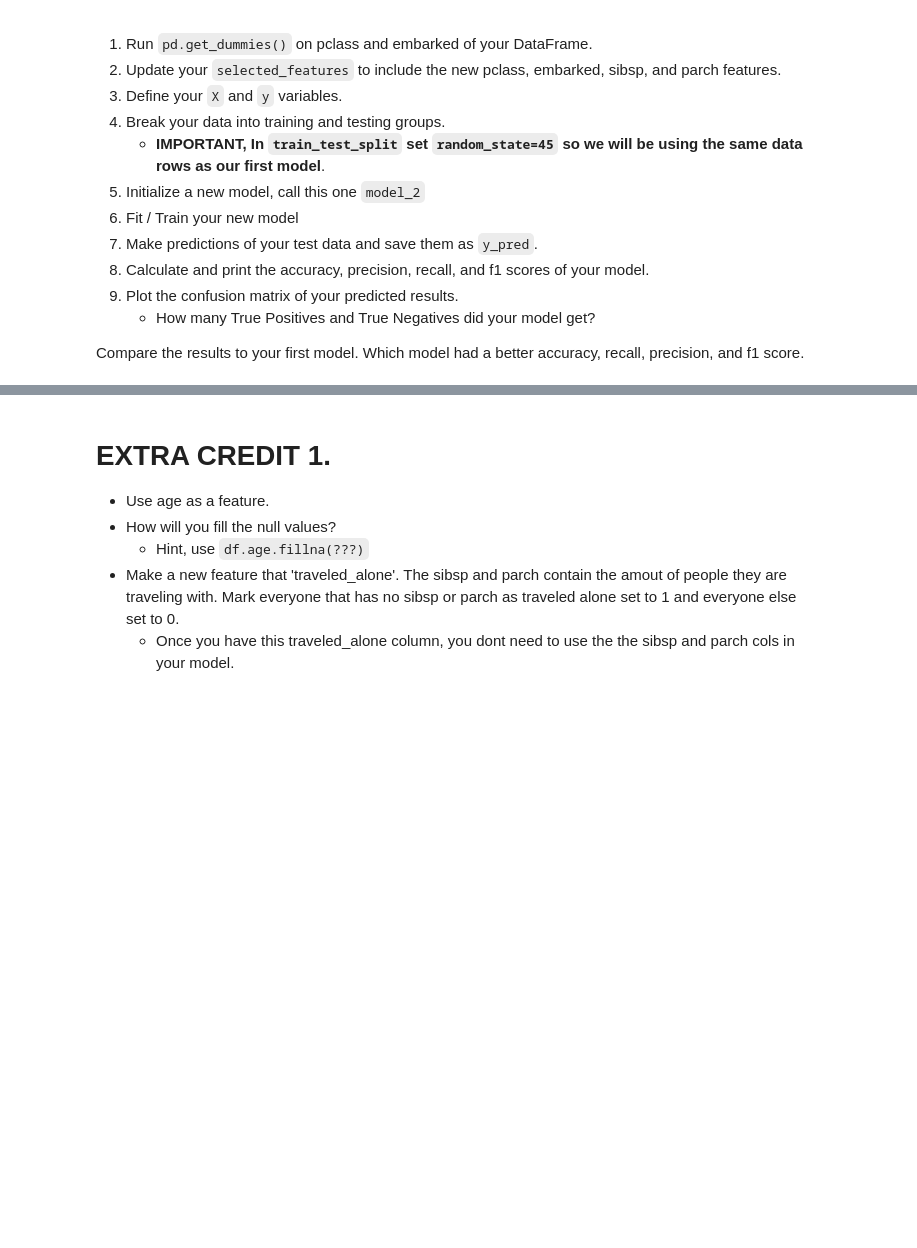
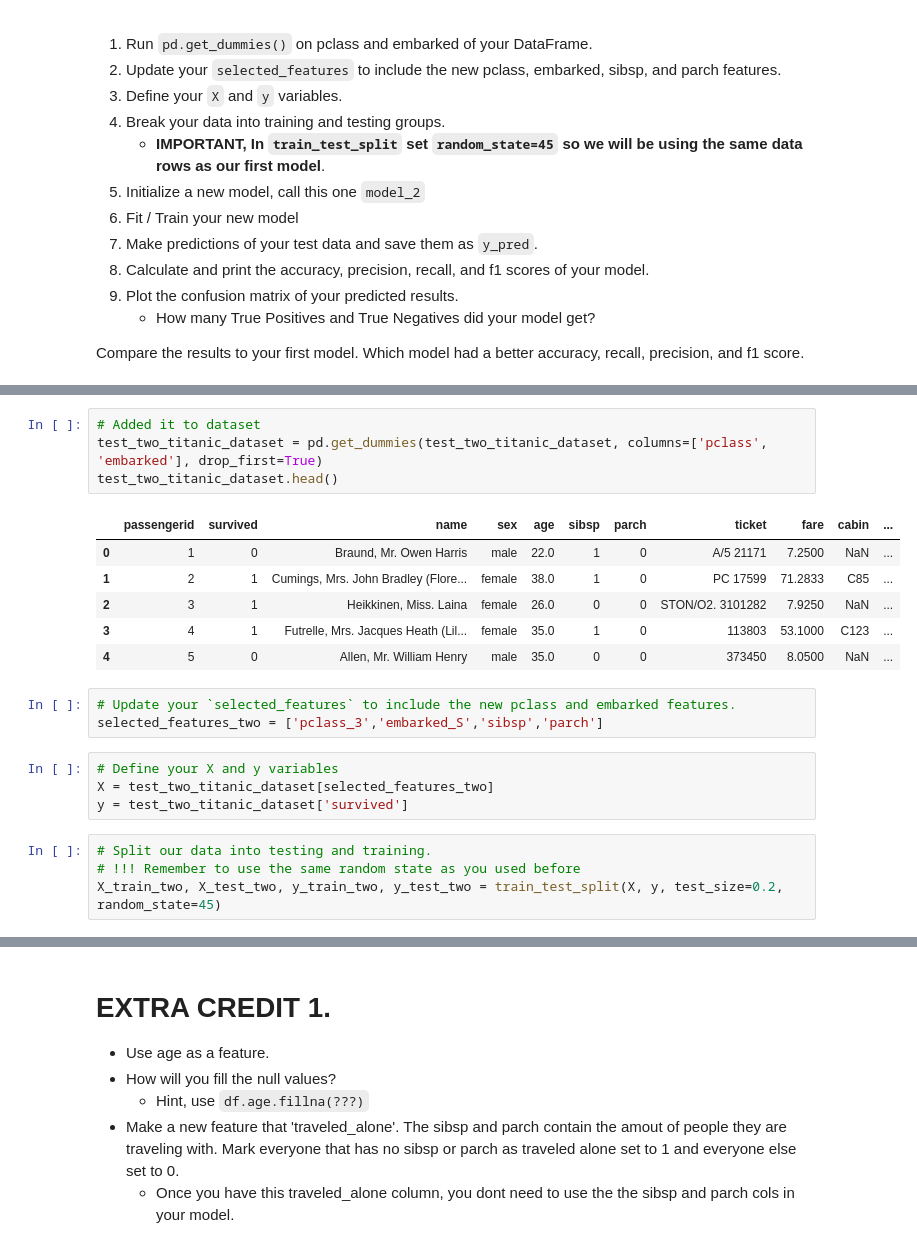
Before and after one commit to Sulaiman-Dem/2023-fall-data-science-fridays, a Jupyter notebook: Week-03-Intro-To-ML/SDZExercise.ipynb, the cells around one changed output, grey strips where cells are left out. Saved outputs shown, nothing was run; the diff lists cells and outputs as text; blank space fills up the shorter version.

```diff
--- a/Week-03-Intro-To-ML/SDZExercise.ipynb
+++ b/Week-03-Intro-To-ML/SDZExercise.ipynb
@@ -266,0 +287,22 @@ Compare the results to your first model. Which model had a better accuracy, reca
+# %%
+# Added it to dataset
+test_two_titanic_dataset = pd.get_dummies(test_two_titanic_dataset, columns=['pclass', 'embarked'], drop_first=True)
+test_two_titanic_dataset.head()
+# %% [output]
+|  | passengerid | survived | name | sex | age | sibsp | parch | ticket | fare | cabin | ... |
+| 0 | 1 | 0 | Braund, Mr. Owen Harris | male | 22.0 | 1 | 0 | A/5 21171 | 7.2500 | NaN | ... |
+| 1 | 2 | 1 | Cumings, Mrs. John Bradley (Flore... | female | 38.0 | 1 | 0 | PC 17599 | 71.2833 | C85 | ... |
+| 2 | 3 | 1 | Heikkinen, Miss. Laina | female | 26.0 | 0 | 0 | STON/O2. 3101282 | 7.9250 | NaN | ... |
+| 3 | 4 | 1 | Futrelle, Mrs. Jacques Heath (Lil... | female | 35.0 | 1 | 0 | 113803 | 53.1000 | C123 | ... |
+| 4 | 5 | 0 | Allen, Mr. William Henry | male | 35.0 | 0 | 0 | 373450 | 8.0500 | NaN | ... |
+# %%
+# Update your `selected_features` to include the new pclass and embarked features.
+selected_features_two = ['pclass_3','embarked_S','sibsp','parch']
+# %%
+# Define your X and y variables
+X = test_two_titanic_dataset[selected_features_two]
+y = test_two_titanic_dataset['survived']
+# %%
+# Split our data into testing and training.
+# !!! Remember to use the same random state as you used before
+X_train_two, X_test_two, y_train_two, y_test_two = train_test_split(X, y, test_size=0.2, random_state=45)
```
Also changed, not shown: parts of 7 cells of this notebook, 1 other file.
